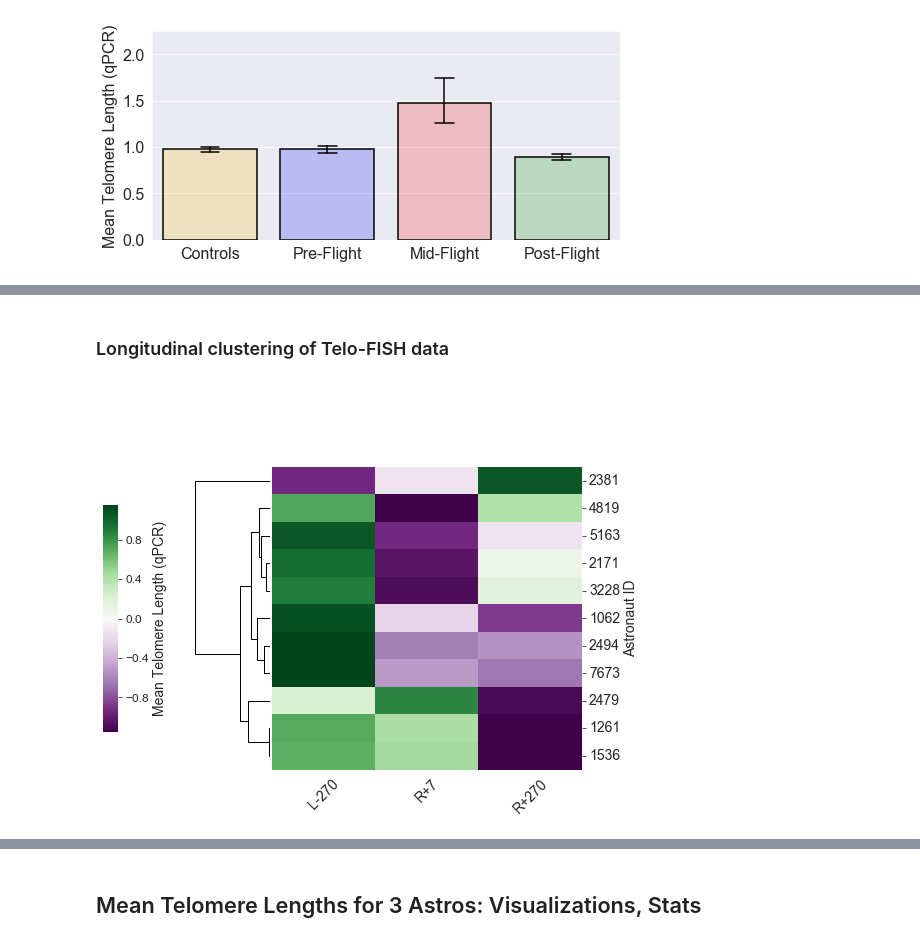
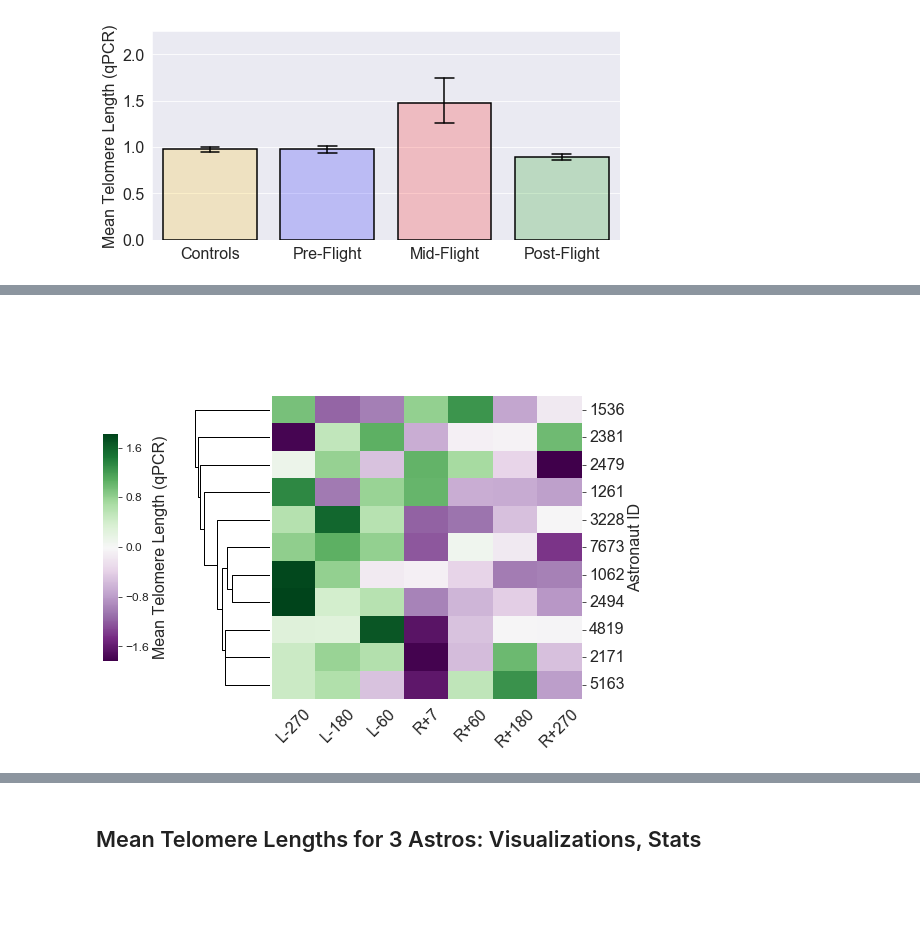
Before and after one commit to Jared-Luxton/NASA-astronauts-telomeres-chromosomes, a Jupyter notebook: NASA_telomeres/03a NASA Astros Telo Data Visualization and Stats.ipynb, the cells around one changed output, grey strips where cells are left out. Cells and saved outputs as stored; diff of their text form; code cells hidden in the pictures; blank space fills up the shorter version.

```diff
--- a/NASA_telomeres/03a NASA Astros Telo Data Visualization and Stats.ipynb
+++ b/NASA_telomeres/03a NASA Astros Telo Data Visualization and Stats.ipynb
@@ -182,6 +237,11 @@ astro_telos_qpcr_df = pd.read_excel('../data/raw data/qpcr_telomere_astros.xlsx'
 astro_telos_qpcr_df.dropna(axis=0, inplace=True)
 astro_telos_qpcr_df['astro id'] = astro_telos_qpcr_df['astro id'].astype('int64')
 astro_telos_qpcr_df['flight status'] = astro_telos_qpcr_df['timepoint'].apply(lambda row: telo_ma.flight_status(row))
+# %%
+astro_telos_qpcr_grouped = (astro_telos_qpcr_df.groupby(by=['astro id', 'timepoint', 'flight status'])
+                                               .agg('mean').reset_index())
+
+astro_telos_qpcr_grouped['timepoint'] = astro_telos_qpcr_grouped['timepoint'].apply(lambda row: telo_ma.convert_mid_timepoint(row))
 # %%
 # controls telomere qpcr df
 controls_telos_qpcr_df = pd.read_excel('../data/raw data/qpcr_telomere_astros.xlsx', usecols=[5, 6, 7])
@@ -239,27 +328,9 @@ plt.savefig('../MANUSCRIPT 11 ASTROS/figures/mean telomere length (qPCR) 11 unre
 # %%
-astro_telos_qpcr_grouped = (astro_telos_qpcr_df.groupby(by=['astro id', 'timepoint', 'flight status'])
-                                               .agg('mean').reset_index())
+# astronauts telomere qpcr df
+astro_telos_qpcr_df = pd.read_excel('../data/raw data/qpcr_telomere_astros.xlsx', usecols=[0, 1, 2])
+astro_telos_qpcr_df.dropna(axis=0, inplace=True)
+astro_telos_qpcr_df['astro id'] = astro_telos_qpcr_df['astro id'].astype('int64')
+astro_telos_qpcr_df['flight status'] = astro_telos_qpcr_df['timepoint'].apply(lambda row: telo_ma.flight_status(row))
 
+astro_telos_qpcr_grouped = (astro_telos_qpcr_df.groupby(by=['astro id', 'timepoint', 'flight status']).agg('mean').reset_index())
 astro_telos_qpcr_grouped['timepoint'] = astro_telos_qpcr_grouped['timepoint'].apply(lambda row: telo_ma.convert_mid_timepoint(row))
-astro_telos_qpcr_grouped['timepoint'] = astro_telos_qpcr_grouped['timepoint'].astype('category')
-# %%
-df = telo_ma.set_categories_sort(telomere_df=astro_telos_qpcr_grouped)
-x='timepoint'
-y='Mean Telomere Length (qPCR)'
-x_label='Time point'
-y_label='Mean Telomere Length (qPCR)'
-
-
-plt.figure(figsize=(11.76, 5.376))
-fontsize=16
-ax = sns.lineplot(x=x, y=y, data=df,
-#                   hue='astro id',
-#                   palette=sns.color_palette("Set1", astro_telofish_grouped['astro id'].nunique())
-                 )
-
-# plt.legend(bbox_to_anchor=(1.00,1), loc="upper left",
-#            borderaxespad=0, fontsize=fontsize)
-
-plt.xlabel(x_label, fontsize=fontsize)
-plt.ylabel(y_label, fontsize=fontsize)
-plt.tick_params(labelsize=fontsize)
@@ -276,14 +337,12 @@ The autoreload extension is already loaded. To reload it, use:
-# %% [markdown]
-### Longitudinal clustering of Telo-FISH data
 # %%
 telo_qpcr_cluster_rdy_df = telo_ma.ext_telo_data_longitudinal_clustering(telomere_df=astro_telos_qpcr_grouped,
                                                                          telomere_col_name='Mean Telomere Length (qPCR)')
 # %%
 knn_telo_qpcr = pd.DataFrame(KNNImputer(n_neighbors=5).fit_transform(telo_qpcr_cluster_rdy_df.copy()))
 knn_telo_qpcr = telo_ma.rename_imputed_df(imputed_df=knn_telo_qpcr, original_df=telo_qpcr_cluster_rdy_df)
-knn_telo_qpcr = knn_telo_qpcr[['L-270', 'R+7', 'R+270']].copy()
 # %%
 telo_ma.clustermap_plot(knn_telo_qpcr, y_label='Mean Telomere Length (qPCR)',
-                        metric='euclidean', save=False)
+                        metric='euclidean', save=True, z_score=0, fontsize=16,
+                        path_labels='all timepoints')
 # %% [output]
-[figure, old version]
+[figure, new version]
```
Also changed, not shown: parts of 59 cells of this notebook, 1 other file.
